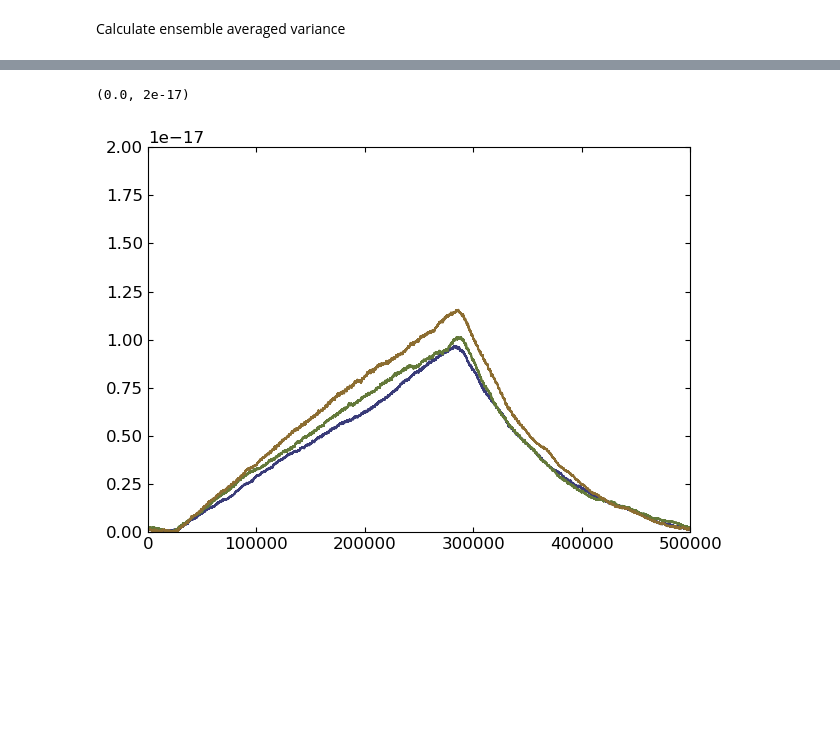
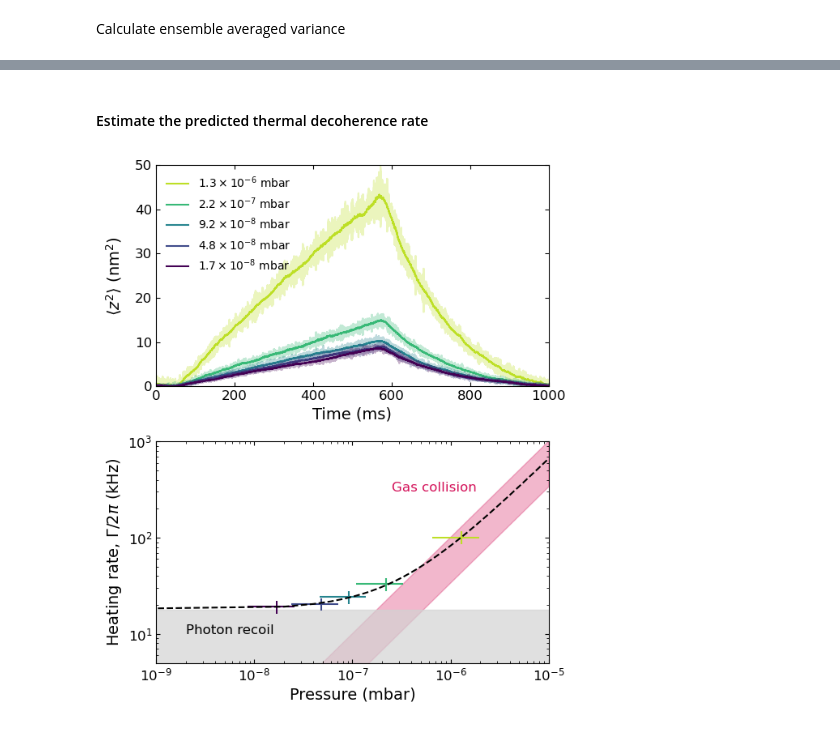
Before and after one commit to yuhants/dm_nanospheres, a Jupyter notebook: analysis_notebooks/20250412_reheating.ipynb, the cells around one changed output, grey strips where cells are left out. Drawn from its saved outputs; the diff is of its cells as text; code cells hidden in the pictures; blank space fills up the shorter version.

```diff
--- a/analysis_notebooks/20250412_reheating.ipynb
+++ b/analysis_notebooks/20250412_reheating.ipynb
@@ -108,15 +207,73 @@ MemoryError: Unable to allocate 229. MiB for an array with shape (30000000,) and
+# %% [markdown]
+#### Estimate the predicted thermal decoherence rate
+# %%
+def get_thermal_heating_rate_khz(p_mbar, m_sphere, r_sphere, omega0, gas='hydrogen'):
+    kb = 1.38e-23
+
+    p_pascal = p_mbar * 100
+
+    R = 8.3144  # J/(mol K)
+    if gas == 'water':
+        m_gas = 18.01528e-3
+    elif gas == 'hydrogen':
+        m_gas = 2.016e-3   # kg / mol
+    T = 292     # K
+    vbar = np.sqrt(8 * R * T / (np.pi * m_gas))  # m/s
+
+    small_gamma_th = (64/3) * r_sphere**2 * p_pascal / (m_sphere * vbar)
+    big_gamma_th = small_gamma_th * kb * T / (hbar * omega0)
+
+    return big_gamma_th / (2 * np.pi * 1000)
 # %%
-c_mv = 7.095823901233784e-08
+cmap = plt.colormaps.get_cmap('viridis')
+colors = cmap(np.linspace(0, 0.9, 5))
 
-for var in [var_0, var_1, var_2]:
-    var_mean = np.mean(var, axis=0)
-    z_var_m = var_mean * c_mv**2
-    z_var_filtered = savgol_filter(z_var_m, 500, 1)
+fig, axes = plt.subplots(2, 1, figsize=(6, 7))
 
-    plt.plot(z_var_filtered - np.min(z_var_filtered))
+labels=[r'$1.7 \times 10^{-8}$ mbar', r'$4.8 \times 10^{-8}$ mbar', r'$9.2 \times 10^{-8}$ mbar', r'$2.2 \times 10^{-7}$ mbar', r'$1.3 \times 10^{-6}$ mbar']
 
-plt.xlim(0, 500000)
-plt.ylim(0, 2e-17)
+xx = np.linspace(1e-10, 1e-5, 500)
+heating_rate_khz_h2 = get_thermal_heating_rate_khz(xx, m, 83e-9, omega0, 'hydrogen')
+heating_rate_khz_water = get_thermal_heating_rate_khz(xx, m, 83e-9, omega0, 'water')
+
+# axes[1].plot(xx[heating_rate_khz_h2 > gamma_ba], heating_rate_khz_h2[heating_rate_khz_h2 > gamma_ba], 'k', linewidth=1)
+# axes[1].plot(xx[heating_rate_khz_water > gamma_ba], heating_rate_khz_water[heating_rate_khz_water > gamma_ba], 'k', linewidth=1)
+axes[1].fill_between(xx, heating_rate_khz_h2, heating_rate_khz_water, color='#D41159', alpha=0.3)
+
+tt = np.arange(500000) * 2e-6
+for i, zvar in enumerate(np.flip(np.asarray(z_var_filtered), axis=0)):
+    axes[0].plot(tt/1e-3, (var_unfiltered[4-i] * c_mv**2 - np.min(zvar))/1e-18, alpha=0.3, color=colors[4-i])
+    axes[0].plot(tt/1e-3, (zvar - np.min(zvar))/1e-18, color=colors[4-i], label=labels[4-i])
+
+    # Assume 15% error on the measured heating rate, dominated by uncertainty in electric field
+    # and detection drift
+    axes[1].errorbar(pressures[i], gamma_heating_khz[i], xerr=pressures[i]/2, yerr=gamma_heating_khz[i]*0.15, color=colors[i])
+
+axes[1].plot(xx, gamma_ba + gamma_th * xx, 'k--', label='Fit')
+axes[1].fill_between(xx, 0, gamma_ba, color='lightgrey', alpha=0.7)
+
+axes[0].set_xlim(0, 1000)
+axes[0].set_ylim(0, 50)
+axes[0].legend(frameon=False, fontsize=10, loc='upper left')
+
+axes[1].set_xlim(1e-9, 1e-5)
+axes[1].set_ylim(5, 1000)
+# axes[1].legend(frameon=False, fontsize=12)
+
+axes[0].set_xlabel('Time (ms)')
+axes[0].set_ylabel(r'$\langle z^2 \rangle$ (nm$^2$)')
+
+axes[1].set_xscale('log')
+axes[1].set_yscale('log')
+axes[1].set_xlabel('Pressure (mbar)')
+axes[1].set_ylabel(r'Heating rate, $\Gamma / 2 \pi$ (kHz)')
+
+axes[1].text(2.5e-7, 300, 'Gas collision', color='#D41159', fontsize=12)
+axes[1].text(2e-9, 10, 'Photon recoil', fontsize=12)
+
+fig.align_labels()
+fig.tight_layout()
+
+plt.savefig('../paper_plots/reheating_measurement.pdf', dpi=600)
 # %% [output]
-(0.0, 2e-17)
-[figure, old version]
+[figure, new version]
```
Also changed, not shown: parts of 19 cells of this notebook, 11 other files.
